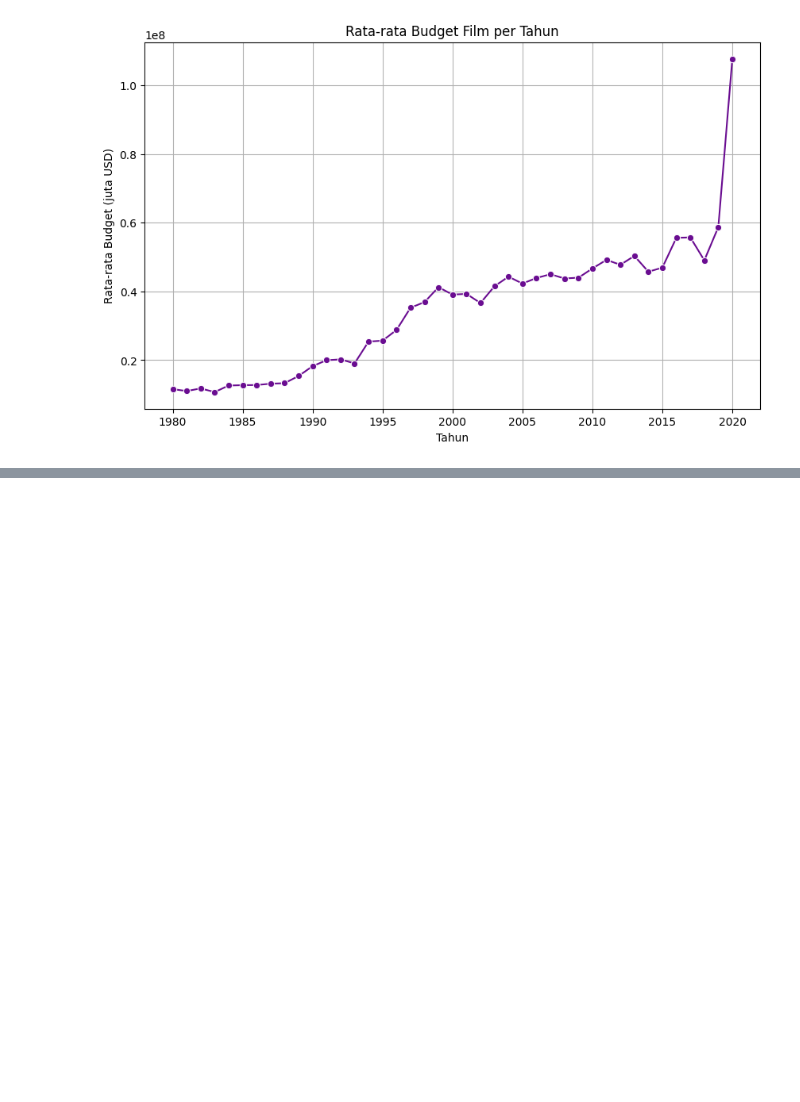
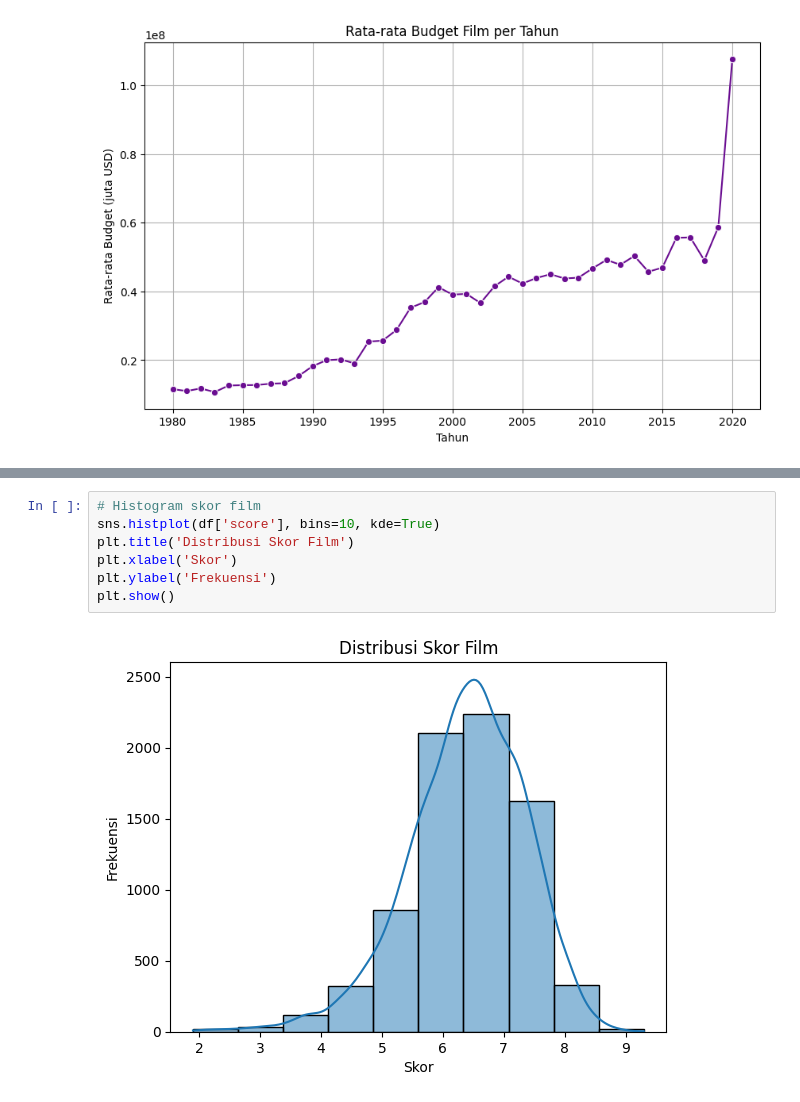
Before and after one commit to adzkykhairany/Movie-Analysis, a Jupyter notebook: movie.ipynb, the cells around one changed output, grey strips where cells are left out. Drawn from its saved outputs; the diff is of its cells as text; blank space fills up the shorter version.

```diff
--- a/movie.ipynb
+++ b/movie.ipynb
@@ -180,0 +233,9 @@ plt.show()
+# %%
+# Histogram skor film
+sns.histplot(df['score'], bins=10, kde=True)
+plt.title('Distribusi Skor Film')
+plt.xlabel('Skor')
+plt.ylabel('Frekuensi')
+plt.show()
+# %% [output]
+[figure, added]
```
Also changed, not shown: parts of 6 cells of this notebook, 2 other files.
